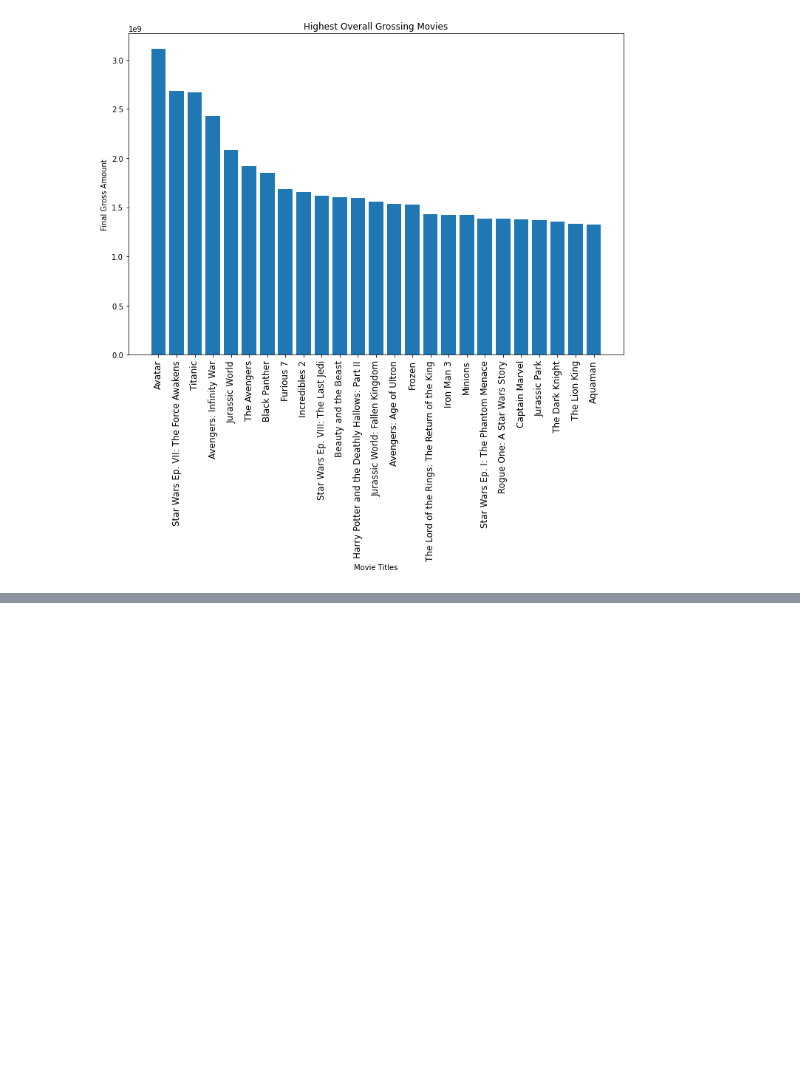
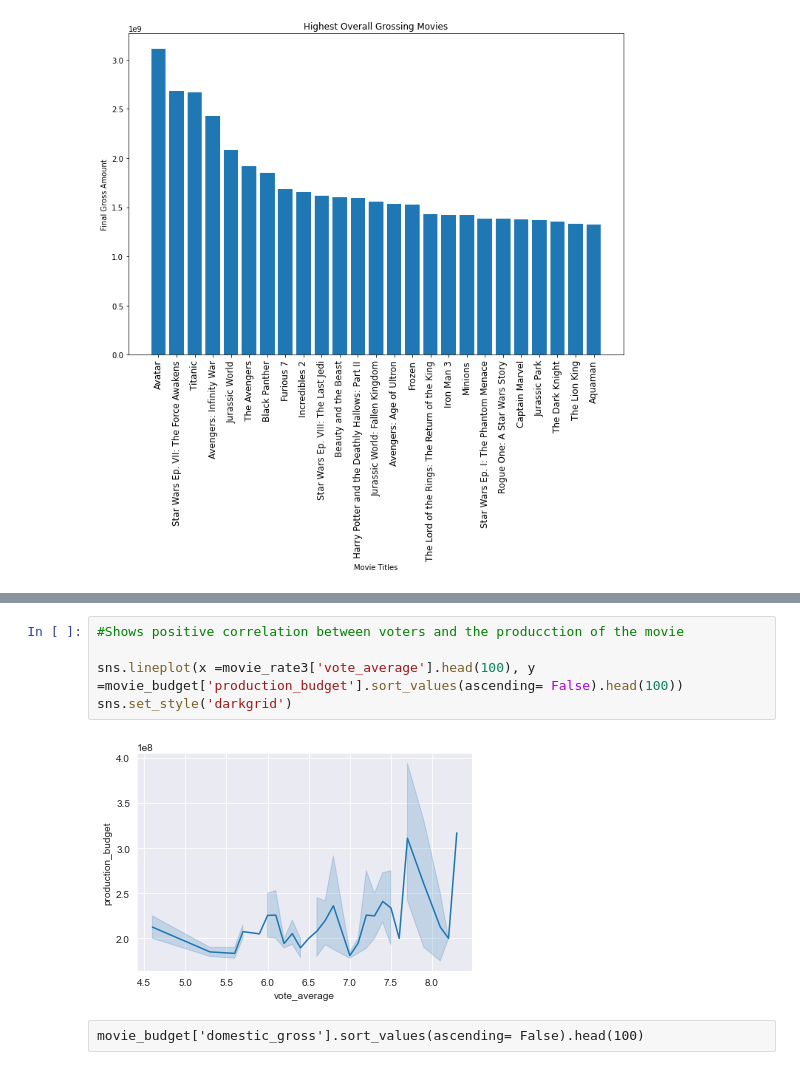
Before and after one commit to jalen253/phase1-project, a Jupyter notebook: student.ipynb, the cells around one changed output, grey strips where cells are left out. Cells and saved outputs as stored; diff of their text form; blank space fills up the shorter version.

```diff
--- a/student.ipynb
+++ b/student.ipynb
@@ -297,0 +214,9 @@ Name: genres, dtype: int64
+# %%
+#Shows positive correlation between voters and the producction of the movie
+
+sns.lineplot(x =movie_rate3['vote_average'].head(100), y =movie_budget['production_budget'].sort_values(ascending= False).head(100))
+sns.set_style('darkgrid')
+# %% [output]
+[figure, added]
+# %% [raw]
+movie_budget['domestic_gross'].sort_values(ascending= False).head(100)
```
Also changed, not shown: parts of 26 cells of this notebook.
